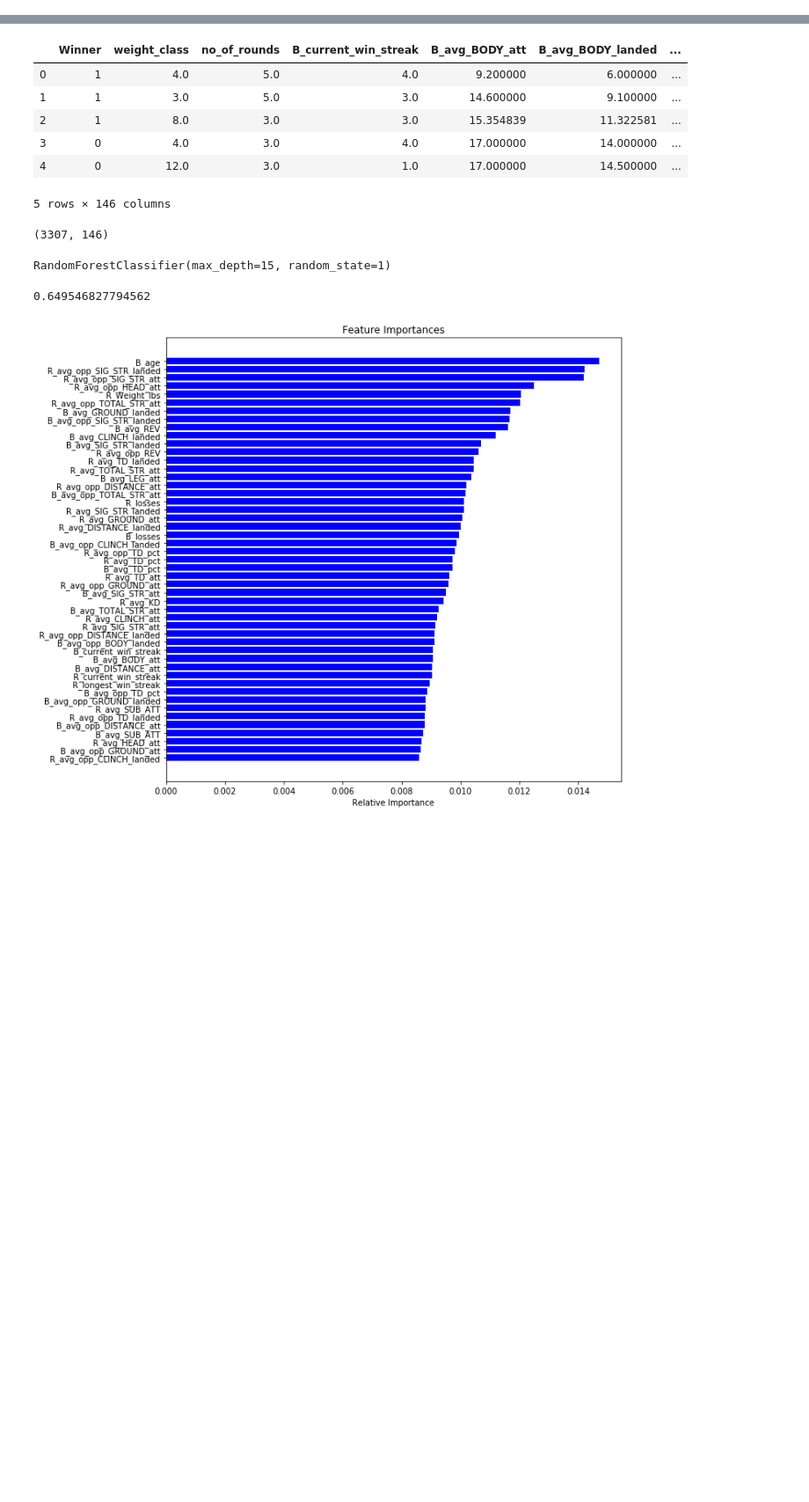
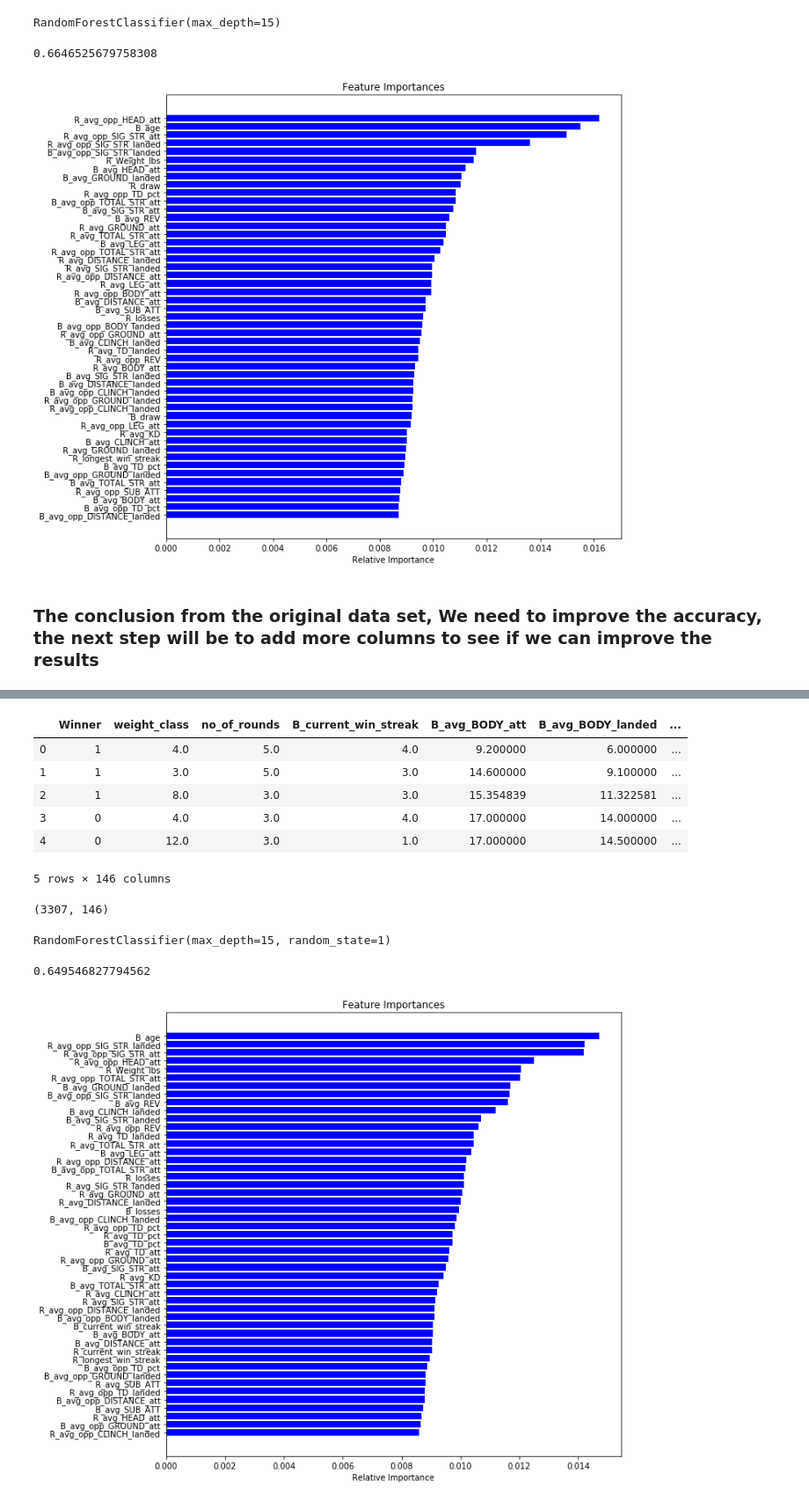
Before and after one commit to aaronepv/Final_Project, a Jupyter notebook: RandomForest.ipynb, the cells around one changed output, grey strips where cells are left out. Shown: that part at 88% size. Saved outputs shown, nothing was run; the diff lists cells and outputs as text; code cells hidden in the pictures; blank space fills up the shorter version.

```diff
--- a/RandomForest.ipynb
+++ b/RandomForest.ipynb
@@ -17,0 +56,6 @@ model = RandomForestClassifier(random_state=1, max_depth=15)
+# %%
+data0.title_bout=[0 if value == False else 1 for value in data0["title_bout"]]  # 0=False , 1=True
+# %%
+data0.drop(data0[data0.Winner == "Draw"].index, inplace=True)
+# %%
+data0["Winner"]= [0 if value == "Blue" else 1 for value in data0["Winner"]] # 1=Red, 0=Blue
@@ -17,0 +72,26 @@ model = RandomForestClassifier(random_state=1, max_depth=15)
+# %%
+X0=data0.drop('Winner',axis=1,inplace=False)
+y0 = data0['Winner']
+
+X_train, X_test, y_train, y_test = train_test_split(X0, y0, test_size=0.2, random_state=43)
+# %%
+model.fit(X_train,y_train)
+# %% [output]
+RandomForestClassifier(max_depth=15)
+# %%
+model.score(X_test, y_test)
+# %% [output]
+0.6646525679758308
+# %%
+features = data0.columns
+importances = model.feature_importances_
+indices = np.argsort(importances)[-49:]  # top 30 features
+plt.title('Feature Importances')
+plt.barh(range(len(indices)), importances[indices], color='b', align='center')
+plt.yticks(range(len(indices)), [features[i] for i in indices])
+plt.xlabel('Relative Importance')
+plt.show()
+# %% [output]
+[figure, added]
+# %% [markdown]
+### The conclusion from the original data set, We need to improve the accuracy, the next step will be to add more columns to see if we can improve the results
```
Also changed, not shown: parts of 42 cells of this notebook.
